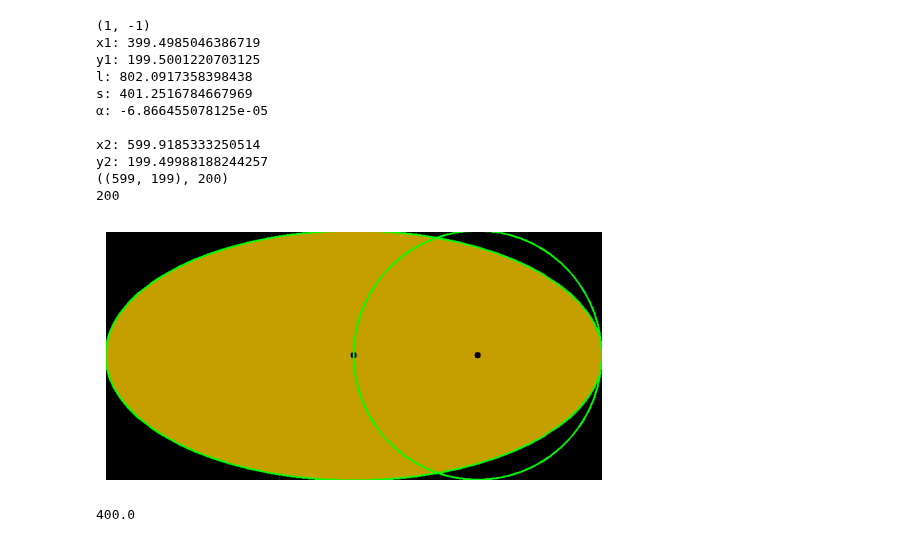
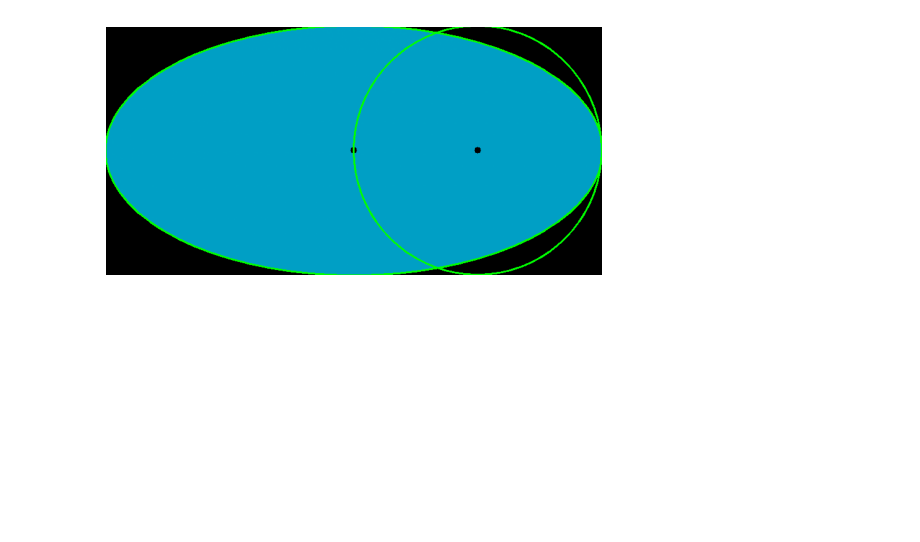
Before and after one commit to Priyanshu4/PingPongTracking, a Jupyter notebook: ballshadow/stuff2.ipynb, the cells around one changed output. Drawn from its saved outputs; the diff is of its cells as text; code cells hidden in the pictures; blank space fills up the shorter version.

```diff
--- a/ballshadow/stuff2.ipynb
+++ b/ballshadow/stuff2.ipynb
@@ -145,22 +125,7 @@ y2: 199.50036225818243
 # %%
-oval.graph_to_original(v=(1,-1))
+oval.graph_to_original(xdir=1)
 # %% [output]
-(1, -1)
-x1: 399.4985046386719
-y1: 199.5001220703125
-l: 802.0917358398438
-s: 401.2516784667969
-α: -6.866455078125e-05
-
-x2: 599.9185333250514
-y2: 199.49988188244257
-((599, 199), 200)
-200
-[figure, old version]
+[figure, new version]
-# %%
-400 + (800-2*400)*np.cos(0)
-# %% [output]
-400.0
 # %%
 test = FindOriginalBall('black.png')
 # %%
```
Also changed, not shown: parts of 6 cells of this notebook.
